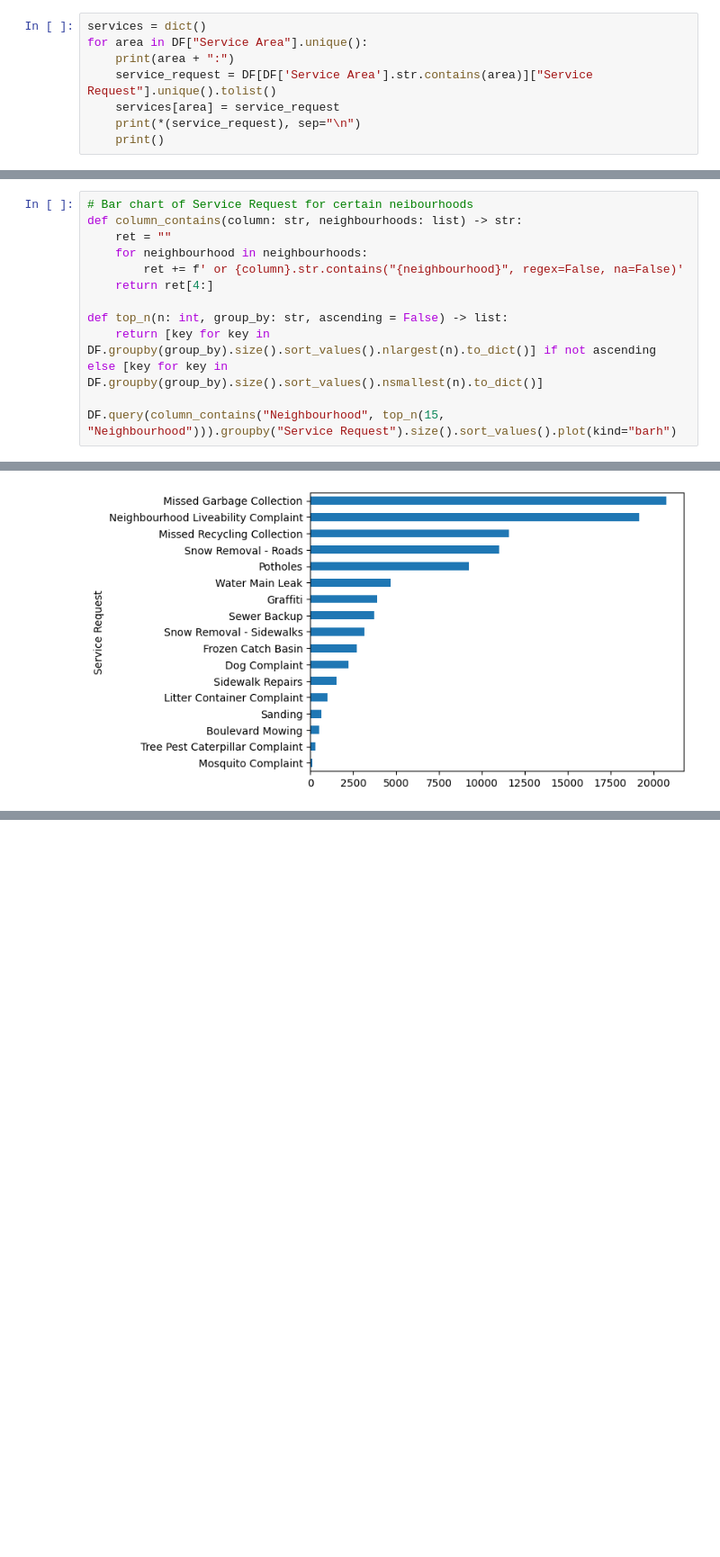
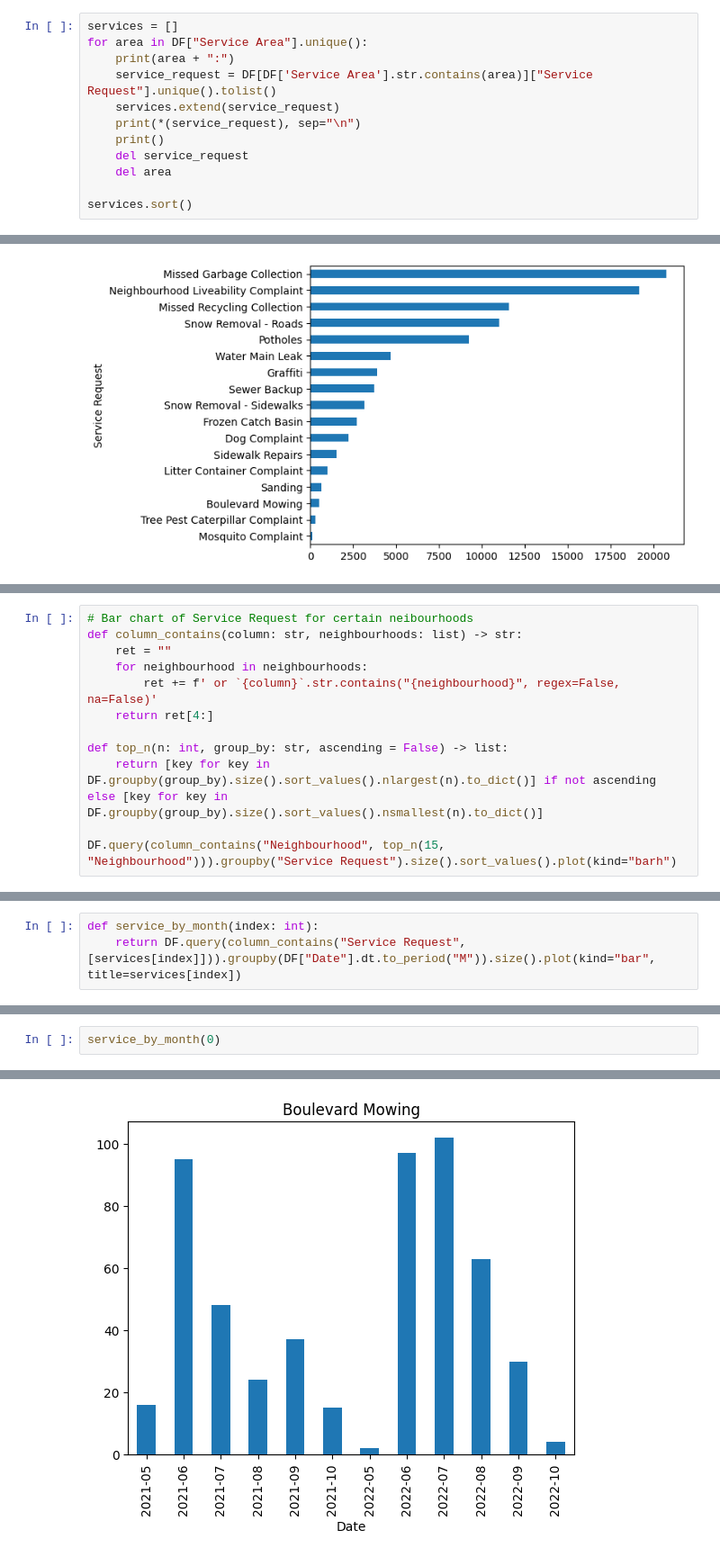
Before and after one commit to tommyvct/winnipeg-311-data-analysis, a Jupyter notebook: test.ipynb, the cells around one changed output, grey strips where cells are left out. Shown at 90% size. Cells and saved outputs as stored; diff of their text form; blank space fills up the shorter version.

```diff
--- a/test.ipynb
+++ b/test.ipynb
@@ -28,13 +29,17 @@ DF
 # %% [markdown]
 ## Services
 # %%
-services = dict()
+services = []
 for area in DF["Service Area"].unique():
     print(area + ":")
     service_request = DF[DF['Service Area'].str.contains(area)]["Service Request"].unique().tolist()
-    services[area] = service_request
+    services.extend(service_request)
     print(*(service_request), sep="\n")
     print()
+    del service_request
+    del area
+
+services.sort()
 # %% [output]
 Animal Services:
 Dog Complaint
@@ -82,15 +87,3 @@ DF.groupby("Neighbourhood").size().sort_values().plot(kind="barh", figsize=(9, 5
 # %% [output]
 <AxesSubplot: ylabel='Neighbourhood'>
 [figure]
-# %%
-# Bar chart of Service Request for certain neibourhoods
-def column_contains(column: str, neighbourhoods: list) -> str:
-    ret = ""
-    for neighbourhood in neighbourhoods:
-        ret += f' or {column}.str.contains("{neighbourhood}", regex=False, na=False)'
-    return ret[4:]
-
-def top_n(n: int, group_by: str, ascending = False) -> list:
-    return [key for key in DF.groupby(group_by).size().sort_values().nlargest(n).to_dict()] if not ascending else [key for key in DF.groupby(group_by).size().sort_values().nsmallest(n).to_dict()]
-
-DF.query(column_contains("Neighbourhood", top_n(15, "Neighbourhood"))).groupby("Service Request").size().sort_values().plot(kind="barh")
@@ -106,0 +104,12 @@ DF.groupby("Service Request").size().sort_values().plot(kind="barh")
+# %%
+# Bar chart of Service Request for certain neibourhoods
+def column_contains(column: str, neighbourhoods: list) -> str:
+    ret = ""
+    for neighbourhood in neighbourhoods:
+        ret += f' or `{column}`.str.contains("{neighbourhood}", regex=False, na=False)'
+    return ret[4:]
+
+def top_n(n: int, group_by: str, ascending = False) -> list:
+    return [key for key in DF.groupby(group_by).size().sort_values().nlargest(n).to_dict()] if not ascending else [key for key in DF.groupby(group_by).size().sort_values().nsmallest(n).to_dict()]
+
+DF.query(column_contains("Neighbourhood", top_n(15, "Neighbourhood"))).groupby("Service Request").size().sort_values().plot(kind="barh")
@@ -106,0 +127,3 @@ DF.groupby("Service Request").size().sort_values().plot(kind="barh")
+# %%
+def service_by_month(index: int):
+    return DF.query(column_contains("Service Request", [services[index]])).groupby(DF["Date"].dt.to_period("M")).size().plot(kind="bar", title=services[index])
@@ -106,0 +132,3 @@ DF.groupby("Service Request").size().sort_values().plot(kind="barh")
+# %%
+service_by_month(0)
+# %% [output]
@@ -106,0 +136 @@ DF.groupby("Service Request").size().sort_values().plot(kind="barh")
+[figure, added]
```
Also changed, not shown: parts of 29 cells of this notebook.
